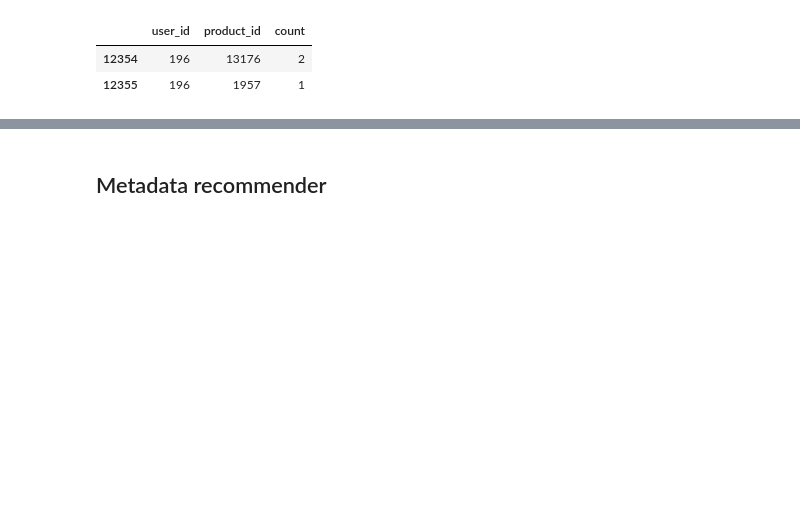
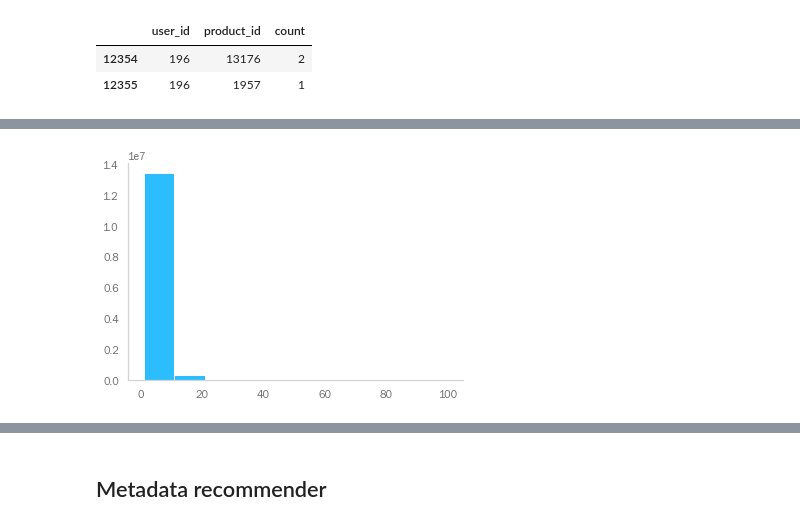
Before and after one commit to melodygr/grocery_recommendation, a Jupyter notebook: Capstone_Project.ipynb, the cells around one changed output, grey strips where cells are left out. Drawn from its saved outputs; the diff is of its cells as text; code cells hidden in the pictures; blank space fills up the shorter version.

```diff
--- a/Capstone_Project.ipynb
+++ b/Capstone_Project.ipynb
@@ -1659,0 +1715,4 @@ user: 171310     item: 893        r_ui = 1.00   est = 2.44   {'was_impossible':
+# %%
+plt.hist(rec_df['count']);
+# %% [output]
+[figure, added]
```
Also changed, not shown: parts of 85 cells of this notebook, 1 other file.
